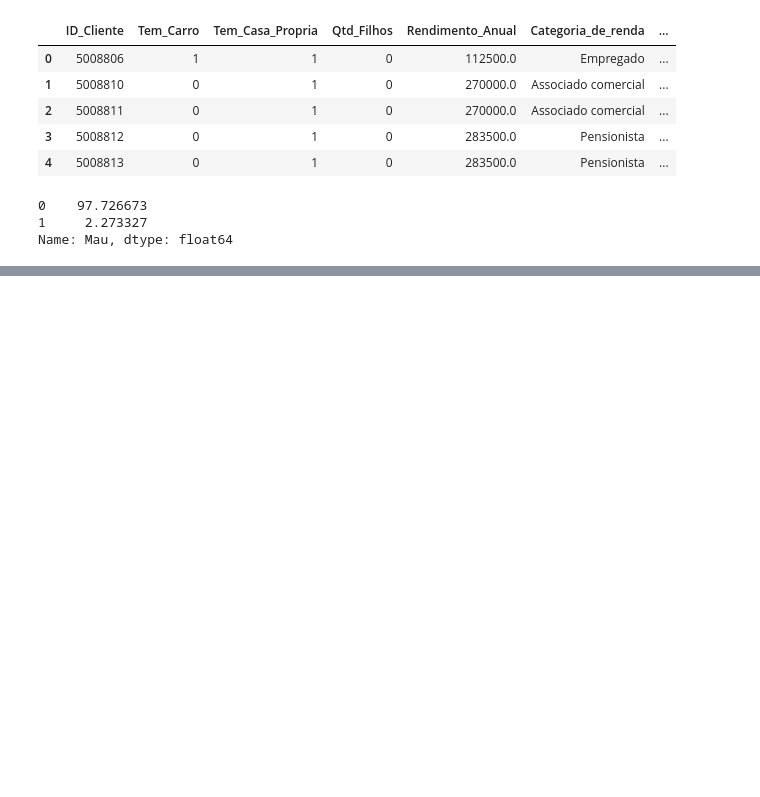
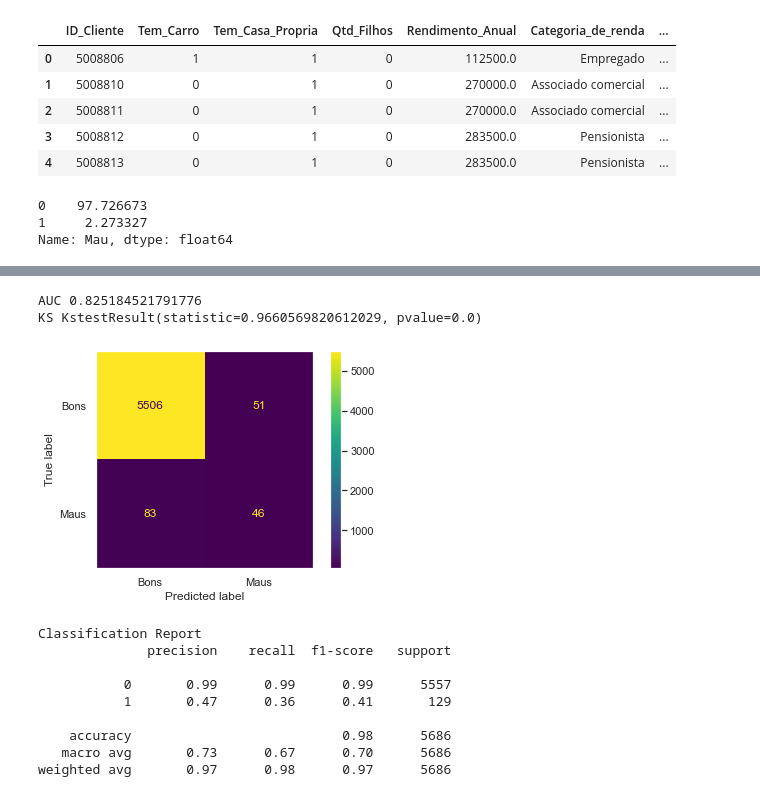
Before and after one commit to cmattosr/bootcampDS_mod06, a Jupyter notebook: Modulo06.ipynb, the cells around one changed output, grey strips where cells are left out. Drawn from its saved outputs; the diff is of its cells as text; code cells hidden in the pictures; blank space fills up the shorter version.

```diff
--- a/Modulo06.ipynb
+++ b/Modulo06.ipynb
@@ -883,0 +1082,18 @@ Name: Mau, dtype: float64
+# %%
+pipeline = Pipeline([('Transformador', Transformador(colunas_quantitativas, colunas_categoricas)),
+                     ('sampling', SMOTE(random_state=SEED)),
+                     ('Modelo', RandomForestClassifier(random_state=SEED))])
+roda_modelo(pipeline, df_registro_clientes_targets)
+# %% [output]
+AUC 0.825184521791776
+KS KstestResult(statistic=0.9660569820612029, pvalue=0.0)
+[figure, added]
+Classification Report
+              precision    recall  f1-score   support
+
+           0       0.99      0.99      0.99      5557
+           1       0.47      0.36      0.41       129
+
+    accuracy                           0.98      5686
+   macro avg       0.73      0.67      0.70      5686
+weighted avg       0.97      0.98      0.97      5686
```
Also changed, not shown: parts of 20 cells of this notebook.
